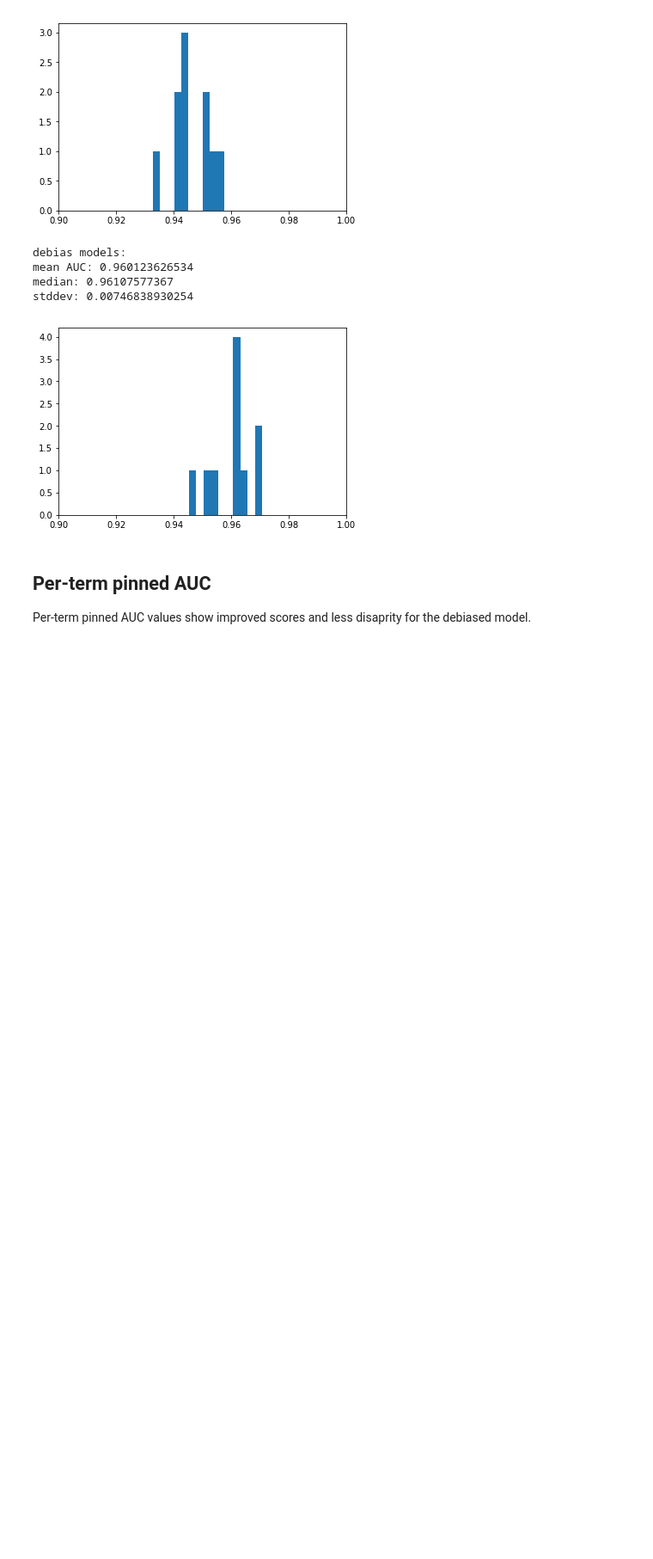
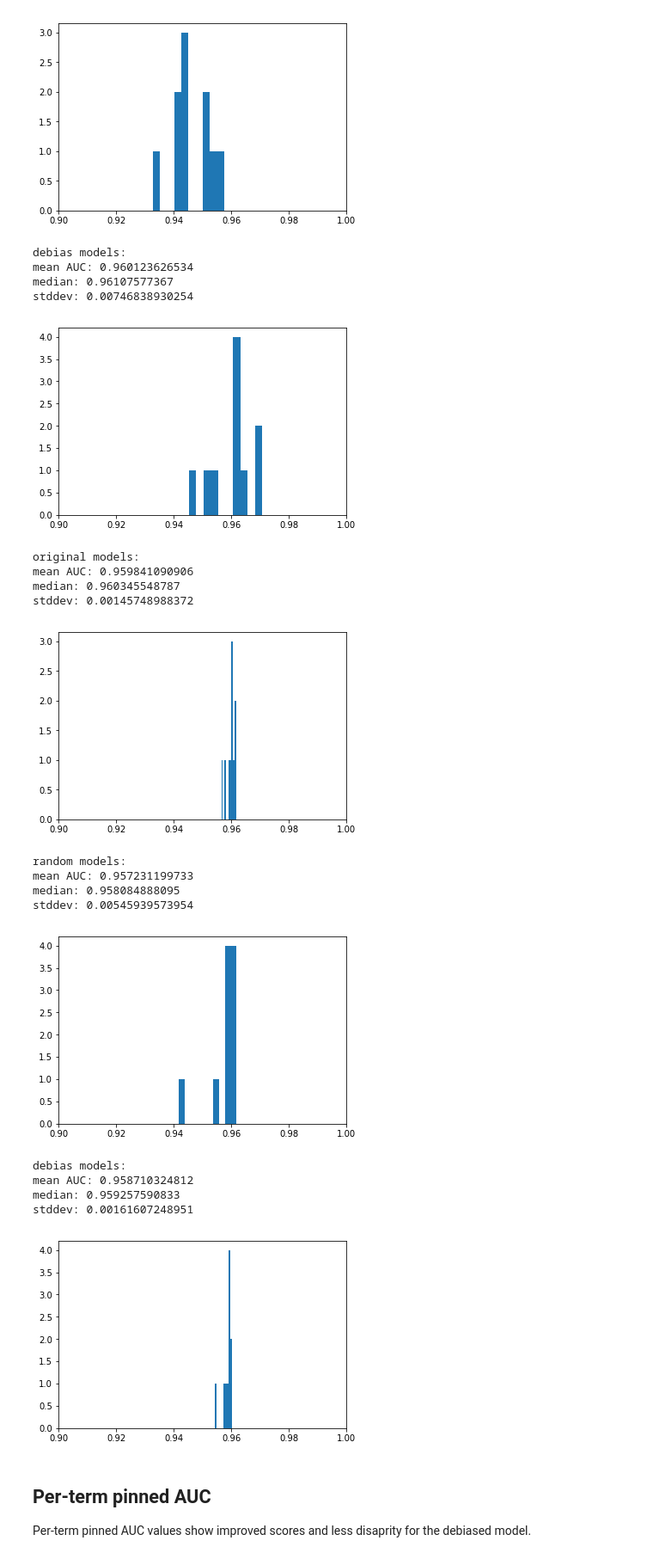
Before and after one commit to conversationai/unintended-ml-bias-analysis, a Jupyter notebook: src/Model bias analysis.ipynb, the cells around one changed output. Shown at 86% size. Drawn from its saved outputs; the diff is of its cells as text; code cells hidden in the pictures; blank space fills up the shorter version.

Commit message:
Update model bias analysis with new madlibs data.

```diff
--- a/src/Model bias analysis.ipynb
+++ b/src/Model bias analysis.ipynb
@@ -127,6 +113,29 @@ mean AUC: 0.960123626534
 median: 0.96107577367
 stddev: 0.00746838930254
 [figure]
+# %%
+print('original models:')
+model_bias_analysis.plot_model_family_auc(wiki_test, wiki_model_names, 'label')
+print('\n\nrandom models:')
+model_bias_analysis.plot_model_family_auc(wiki_test, random_model_names, 'label')
+print('\n\ndebias models:')
+model_bias_analysis.plot_model_family_auc(wiki_test, debias_model_names, 'label');
+# %% [output]
+original models:
+mean AUC: 0.959841090906
+median: 0.960345548787
+stddev: 0.00145748988372
+[figure, added]
+random models:
+mean AUC: 0.957231199733
+median: 0.958084888095
+stddev: 0.00545939573954
+[figure, added]
+debias models:
+mean AUC: 0.958710324812
+median: 0.959257590833
+stddev: 0.00161607248951
+[figure, added]
 # %% [markdown]
 ## Per-term pinned AUC
 
```
Also changed, not shown: parts of 17 cells of this notebook, 1 other file.
